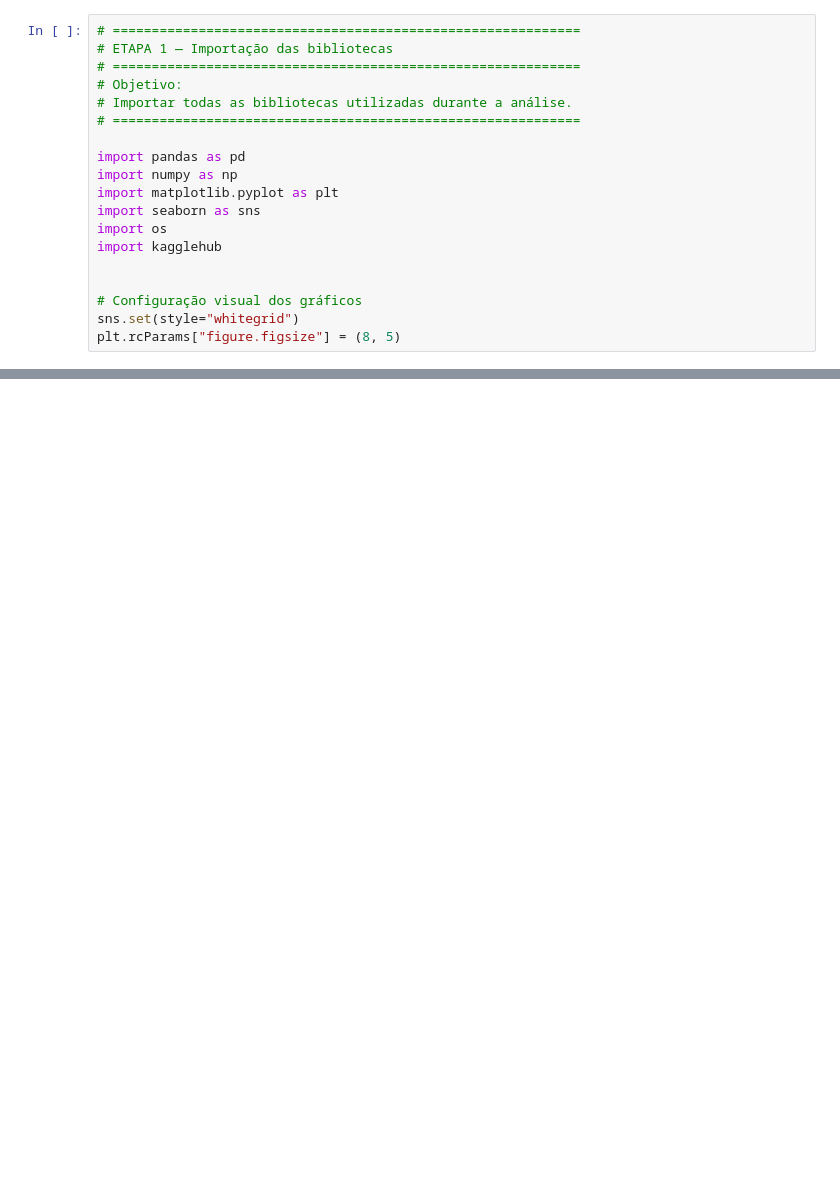
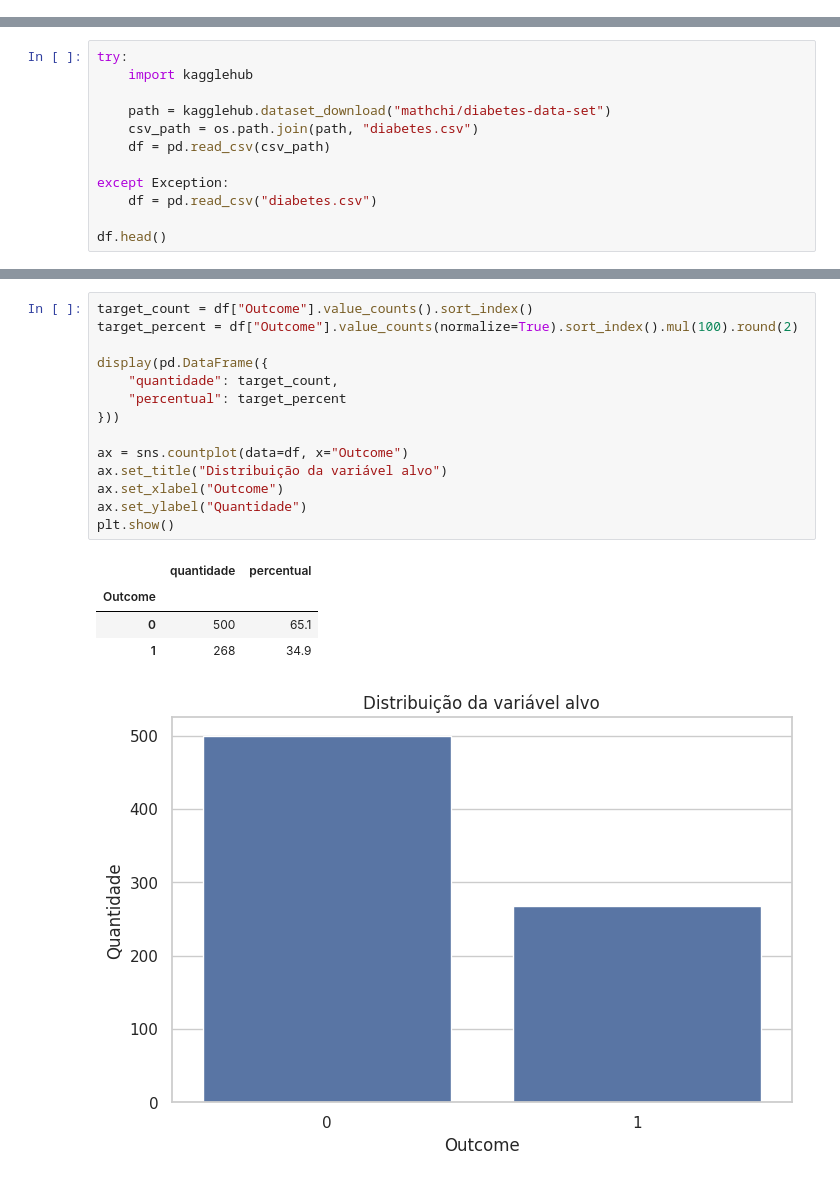
Before and after one commit to ntlcs/fiap-pos-ia-tech-challenge-fase-1, a Jupyter notebook: 01_Desafio_FIAP_IA.ipynb, the cells around one changed output, grey strips where cells are left out. Saved outputs shown, nothing was run; the diff lists cells and outputs as text; blank space fills up the shorter version.

```diff
--- a/01_Desafio_FIAP_IA.ipynb
+++ b/01_Desafio_FIAP_IA.ipynb
@@ -5,19 +2,0 @@
-# %%
-# ============================================================
-# ETAPA 1 — Importação das bibliotecas
-# ============================================================
-# Objetivo:
-# Importar todas as bibliotecas utilizadas durante a análise.
-# ============================================================
-
-import pandas as pd
-import numpy as np
-import matplotlib.pyplot as plt
-import seaborn as sns
-import os
-import kagglehub
-
-
-# Configuração visual dos gráficos
-sns.set(style="whitegrid")
-plt.rcParams["figure.figsize"] = (8, 5)
@@ -687,0 +70,12 @@ display(zeros)
+# %%
+try:
+    import kagglehub
+
+    path = kagglehub.dataset_download("mathchi/diabetes-data-set")
+    csv_path = os.path.join(path, "diabetes.csv")
+    df = pd.read_csv(csv_path)
+
+except Exception:
+    df = pd.read_csv("diabetes.csv")
+
+df.head()
@@ -687,0 +242,20 @@ display(zeros)
+# %%
+target_count = df["Outcome"].value_counts().sort_index()
+target_percent = df["Outcome"].value_counts(normalize=True).sort_index().mul(100).round(2)
+
+display(pd.DataFrame({
+    "quantidade": target_count,
+    "percentual": target_percent
+}))
+
+ax = sns.countplot(data=df, x="Outcome")
+ax.set_title("Distribuição da variável alvo")
+ax.set_xlabel("Outcome")
+ax.set_ylabel("Quantidade")
+plt.show()
+# %% [output]
+|  | quantidade | percentual |
+| Outcome |  |  |
+| 0 | 500 | 65.1 |
+| 1 | 268 | 34.9 |
+[figure, added]
```
Also changed, not shown: parts of 103 cells of this notebook.
